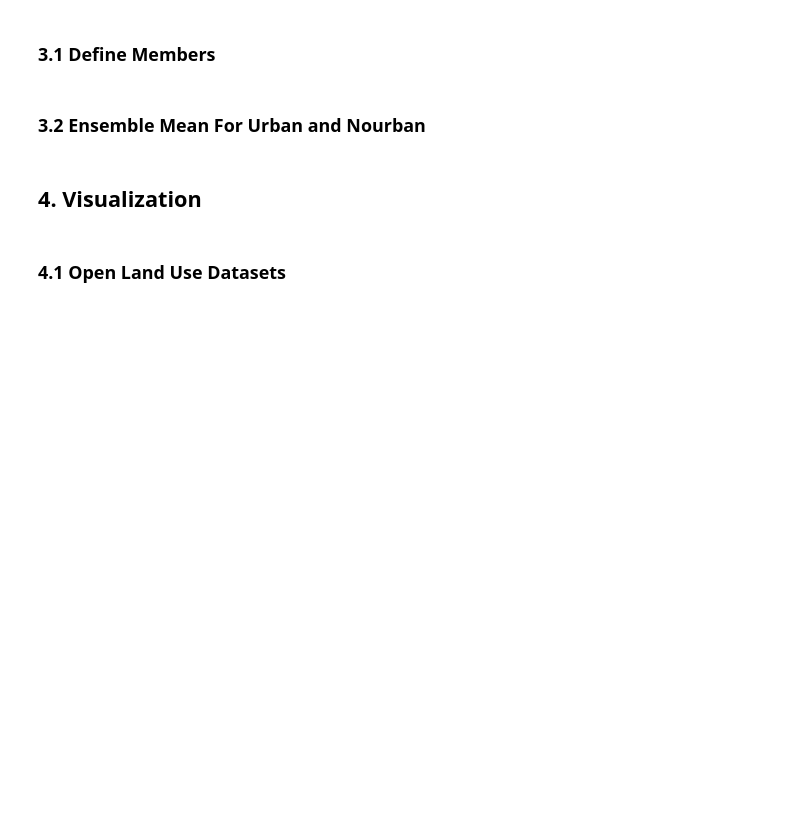
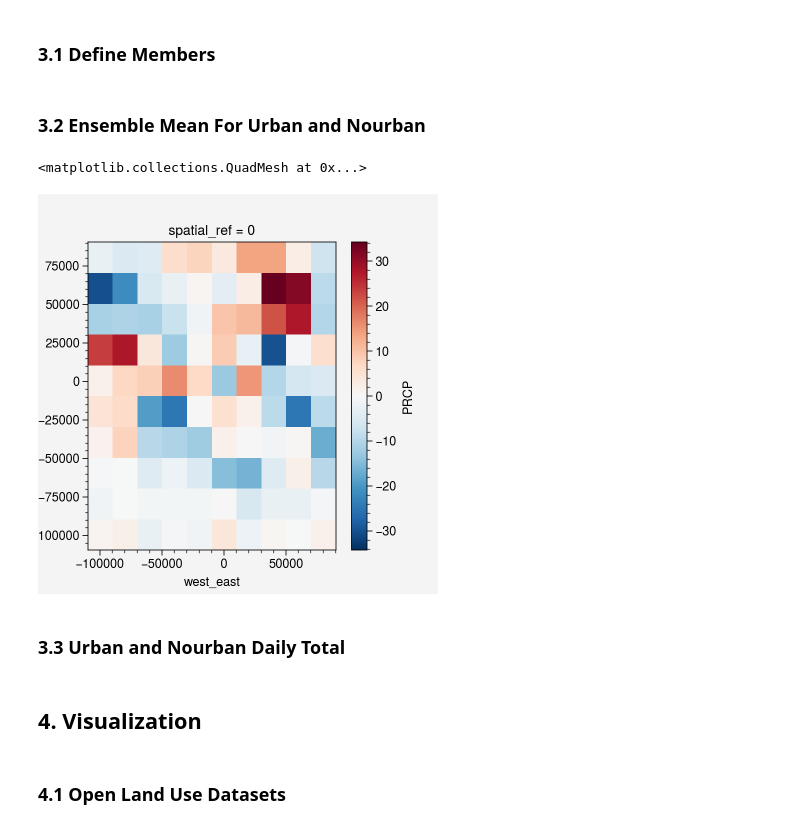
Before and after one commit to donmezkutay/Urban-Precipitation-Article-Istanbul, a Jupyter notebook: era5_precipitation_spatial_daily.ipynb, the cells around one changed output. Drawn from its saved outputs; the diff is of its cells as text; code cells hidden in the pictures; blank space fills up the shorter version.

```diff
--- a/era5_precipitation_spatial_daily.ipynb
+++ b/era5_precipitation_spatial_daily.ipynb
@@ -118,0 +81,7 @@ dt_nourban_ens = dt_daily.sel(ens=nourban_members).mean(dim='ens')
+# %%
+(dt_urban_ens - dt_nourban_ens).plot()
+# %% [output]
+<matplotlib.collections.QuadMesh at 0x...>
+[figure, added]
+# %% [markdown]
+### 3.3 Urban and Nourban Daily Total
```
Also changed, not shown: parts of 10 cells of this notebook, 2 other files.
